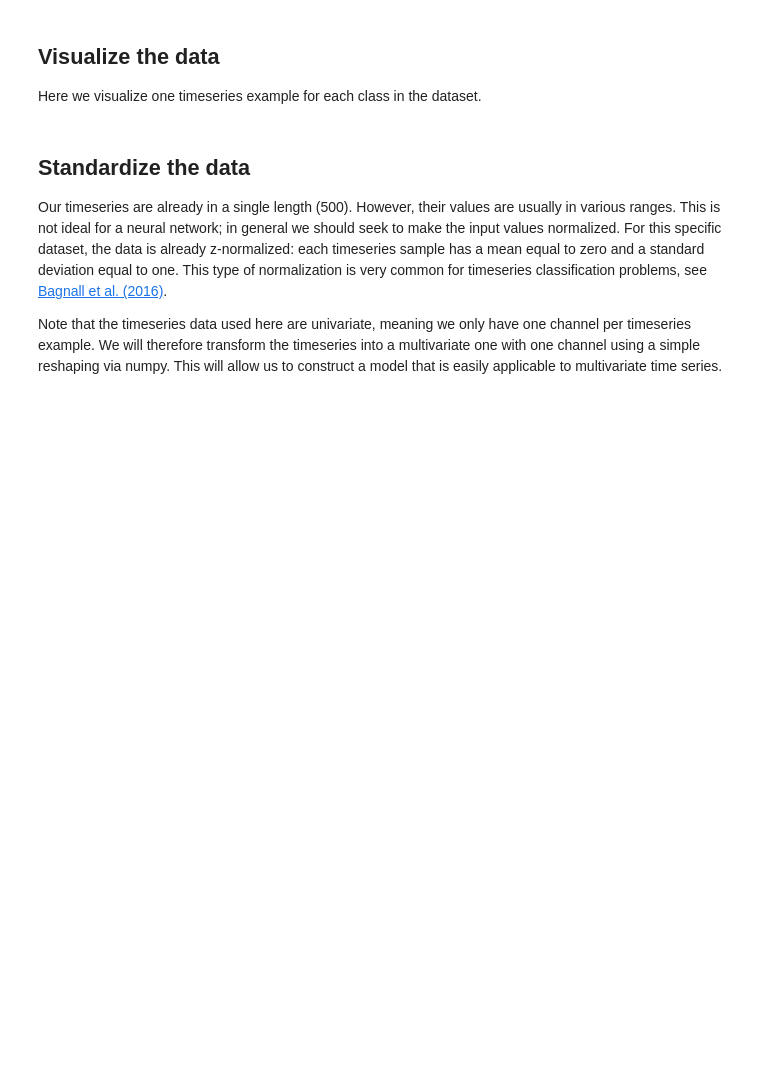
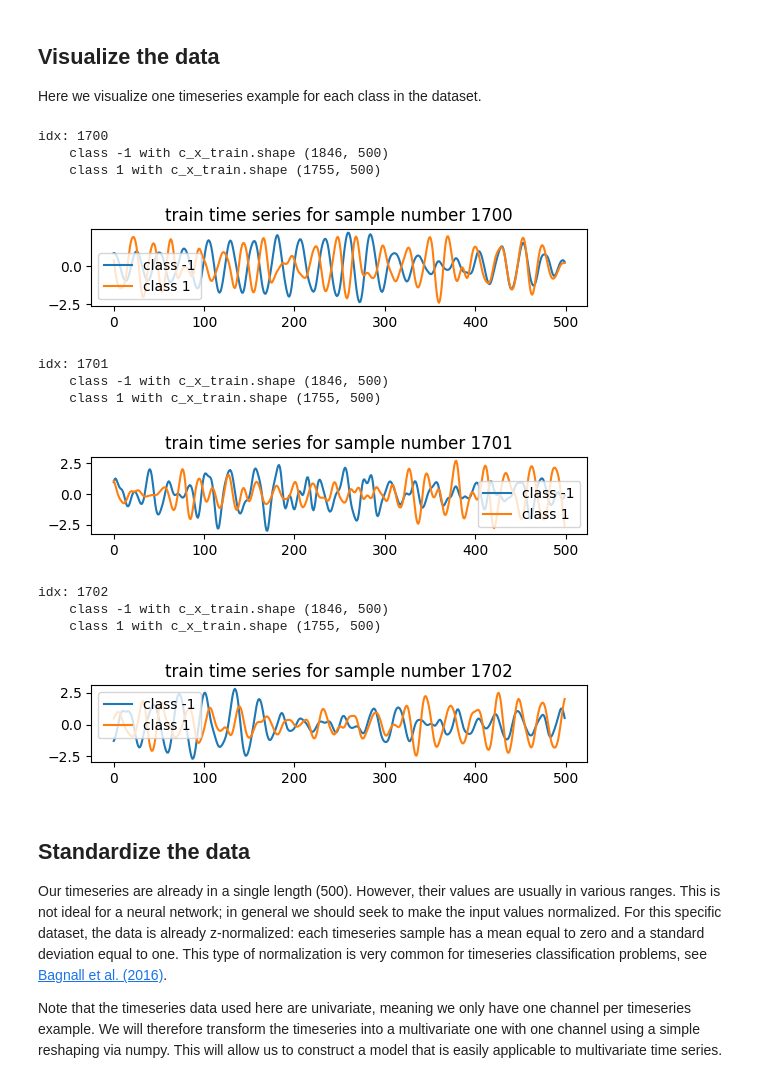
Before and after one commit to mxochicale/intro2transformers, a Jupyter notebook: tutorials/time-series-classification/timeseries_classification_from_scratch.ipynb, the cells around one changed output. Drawn from its saved outputs; the diff is of its cells as text; code cells hidden in the pictures; blank space fills up the shorter version.

```diff
--- a/tutorials/time-series-classification/timeseries_classification_from_scratch.ipynb
+++ b/tutorials/time-series-classification/timeseries_classification_from_scratch.ipynb
@@ -72,23 +86,36 @@ Here we visualize one timeseries example for each class in the dataset.
 # %%
 classes = np.unique(np.concatenate((y_train, y_test), axis=0))
 
 
 start_sample_numbers=1700
-end_interval=5
+end_interval=3
 
 for idx in range(start_sample_numbers,start_sample_numbers+end_interval):
     print(f'idx: {idx}')
     plt.figure().set_figheight(1)
     for c in classes:
         c_x_train = x_train[y_train == c]
         print(f'    class {c} with c_x_train.shape {c_x_train.shape}')
         plt.plot(c_x_train[idx], label="class " + str(c))
 
 
     plt.legend(loc="best")
     plt.title(f'train time series for sample number {idx}')
     plt.show()
     plt.close()
+# %% [output]
+idx: 1700
+    class -1 with c_x_train.shape (1846, 500)
+    class 1 with c_x_train.shape (1755, 500)
+[figure, added]
+idx: 1701
+    class -1 with c_x_train.shape (1846, 500)
+    class 1 with c_x_train.shape (1755, 500)
+[figure, added]
+idx: 1702
+    class -1 with c_x_train.shape (1846, 500)
+    class 1 with c_x_train.shape (1755, 500)
+[figure, added]
 # %% [markdown]
 ## Standardize the data
 
```
Also changed, not shown: parts of 10 cells of this notebook.
